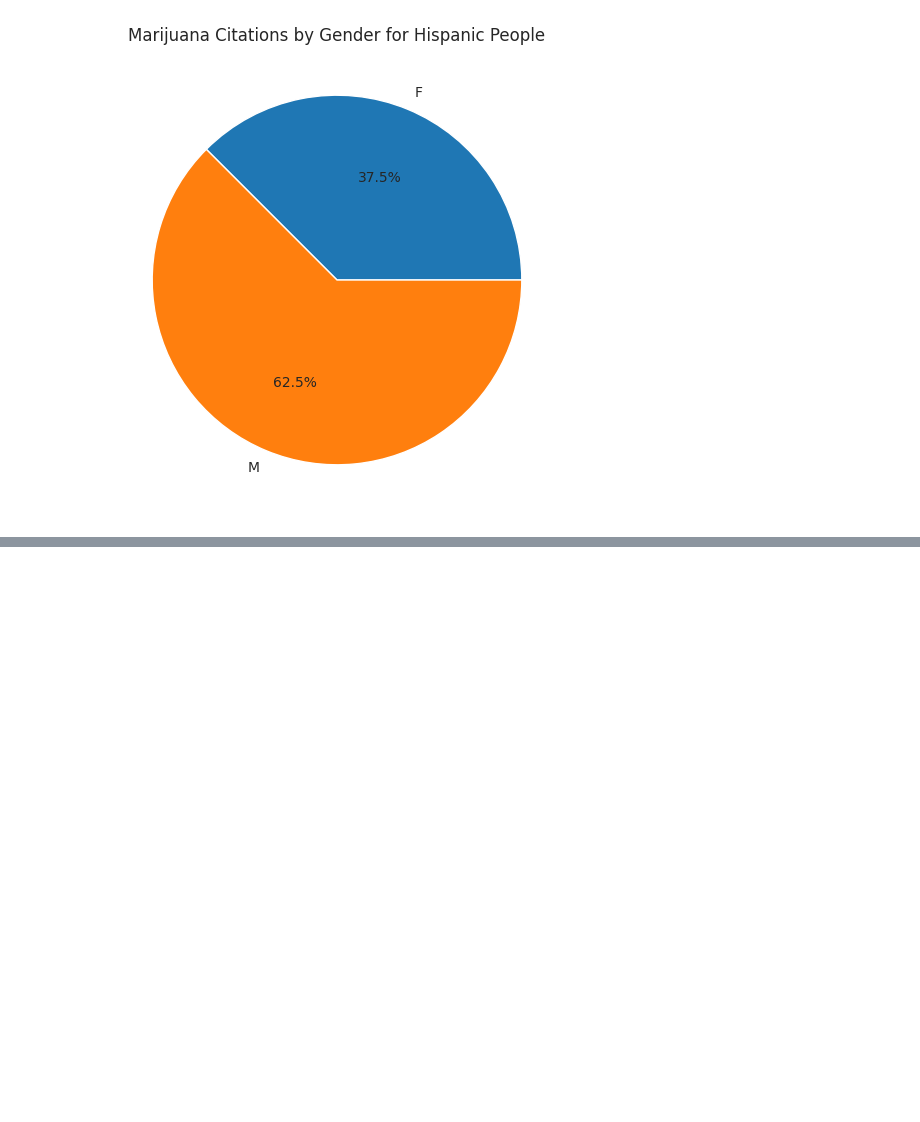
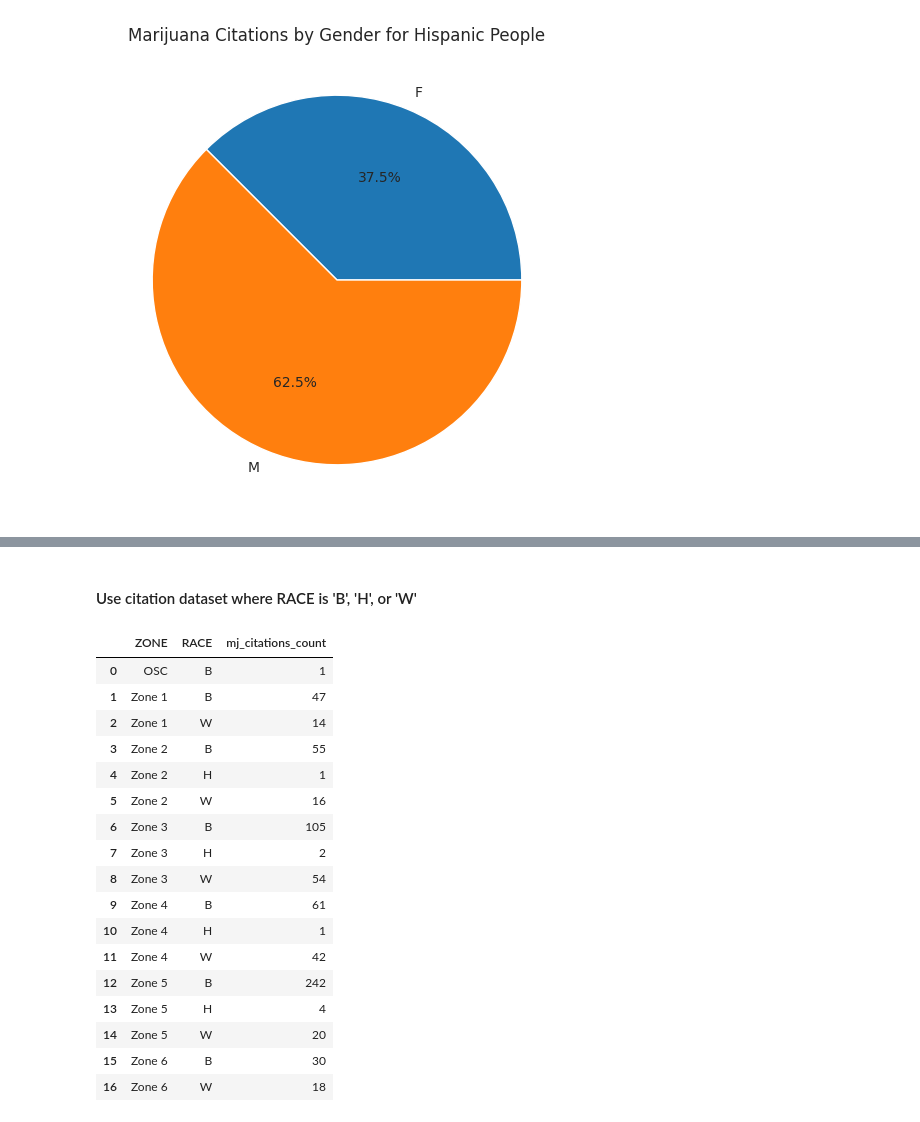
Before and after one commit to trailmarkerlib/policeProjectPythonWorkshop, a Jupyter notebook: python_workshop_marijuana_arrests_vs_citations.ipynb, the cells around one changed output, grey strips where cells are left out. Cells and saved outputs as stored; diff of their text form; code cells hidden in the pictures; blank space fills up the shorter version.

```diff
--- a/python_workshop_marijuana_arrests_vs_citations.ipynb
+++ b/python_workshop_marijuana_arrests_vs_citations.ipynb
@@ -1021,0 +1050,2 @@ plt.show()
+# %% [markdown]
+#### Use citation dataset where RACE is 'B', 'H', or 'W'
@@ -1021,0 +1056,21 @@ plt.show()
+# %%
+citations_by_zone_by_race
+# %% [output]
+|  | ZONE | RACE | mj_citations_count |
+| 0 | OSC | B | 1 |
+| 1 | Zone 1 | B | 47 |
+| 2 | Zone 1 | W | 14 |
+| 3 | Zone 2 | B | 55 |
+| 4 | Zone 2 | H | 1 |
+| 5 | Zone 2 | W | 16 |
+| 6 | Zone 3 | B | 105 |
+| 7 | Zone 3 | H | 2 |
+| 8 | Zone 3 | W | 54 |
+| 9 | Zone 4 | B | 61 |
+| 10 | Zone 4 | H | 1 |
+| 11 | Zone 4 | W | 42 |
+| 12 | Zone 5 | B | 242 |
+| 13 | Zone 5 | H | 4 |
+| 14 | Zone 5 | W | 20 |
+| 15 | Zone 6 | B | 30 |
+| 16 | Zone 6 | W | 18 |
```
Also changed, not shown: parts of 14 cells of this notebook.
